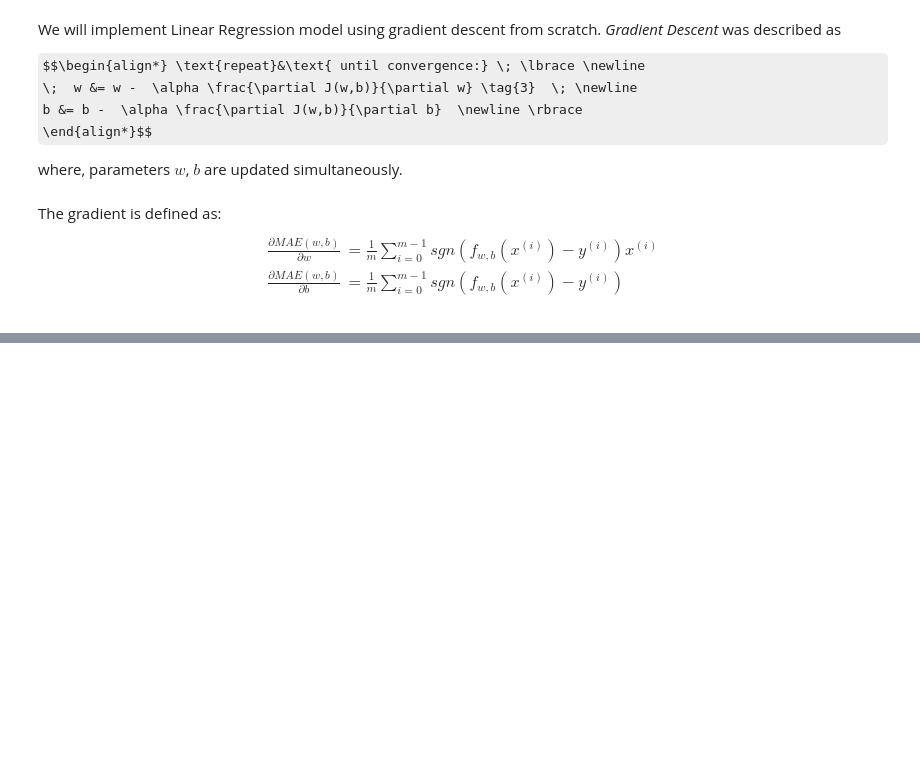
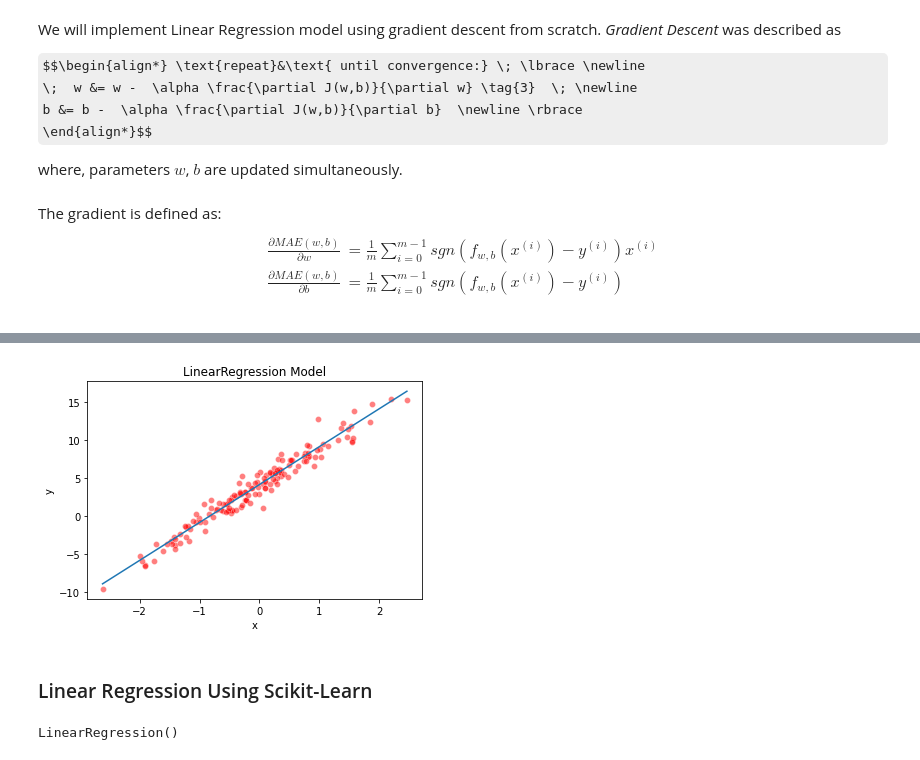
Before and after one commit to MohammadRouintan/Implementation-LinearRegression-From-Scratch, a Jupyter notebook: LR_MeanAbsoluteError.ipynb, the cells around one changed output, grey strips where cells are left out. Saved outputs shown, nothing was run; the diff lists cells and outputs as text; code cells hidden in the pictures; some formulas as TeX source; blank space fills up the shorter version.

```diff
--- a/LR_MeanAbsoluteError.ipynb
+++ b/LR_MeanAbsoluteError.ipynb
@@ -45,5 +46,7 @@ $$
 # %%
-class LinearRegression():
+from sklearn.metrics import accuracy_score
+
+class myLinearRegression():
 
     """
         Linear Regression model with mean absolute error as cost function
@@ -78,7 +81,7 @@ class LinearRegression():
 
     """
 
-    def __init__(self,learning_rate = 0.01,n_iter=2000):
+    def __init__(self,learning_rate = 0.01,n_iter=10000):
         self.lr = learning_rate
         self.n_iter = n_iter
         self.weights = None
@@ -87,8 +90,8 @@ class LinearRegression():
     # computing gradients of mae cost function
     def _compute_gradient(self,X,y_true,y_predicted):
         n = X.shape[0]
-        dw = (1/n) * np.dot(np.sign(y_predicted-y_true), X.T)
-        db = (1/n) * np.sum(np.sign(y_predicted-y_true))
+        dw = (1 / n) * np.dot(np.sign(y_predicted - y_true).T, X)
+        db = (1 / n) * np.sum(np.sign(y_predicted - y_true))
         return dw , db
 
     def predict(self,X):
@@ -106,3 +109,6 @@ class LinearRegression():
             # updating weights and bias
             self.weights -= self.lr * dw
             self.bias -= self.lr * db
+
+    def score(self, X, y, sample_weight=None):
+        return accuracy_score(y, self.predict(X), sample_weight=sample_weight)
@@ -118,0 +131,25 @@ Write a conclusion and references which you've used in your homework
+# %%
+linear_regression = myLinearRegression()
+y = y.squeeze()
+linear_regression.fit(x,y)
+# %%
+x_range = np.linspace(x.min(), x.max(), num=400)
+predicted_y1 = linear_regression.predict(x_range.reshape(400, 1))
+
+sns.scatterplot(x=x.squeeze(), y=y.squeeze(), color='red', alpha=0.5)
+plt.plot(x_range, predicted_y1)
+plt.title('LinearRegression Model')
+plt.xlabel('x')
+plt.ylabel('y')
+plt.show()
+# %% [output]
+[figure, added]
+# %% [markdown]
+### Linear Regression Using Scikit-Learn
+# %%
+from sklearn.linear_model import LinearRegression
+
+Linear_Regression = LinearRegression()
+Linear_Regression.fit(x, y)
+# %% [output]
+LinearRegression()
```
Also changed, not shown: parts of 22 cells of this notebook, 2 other files.
